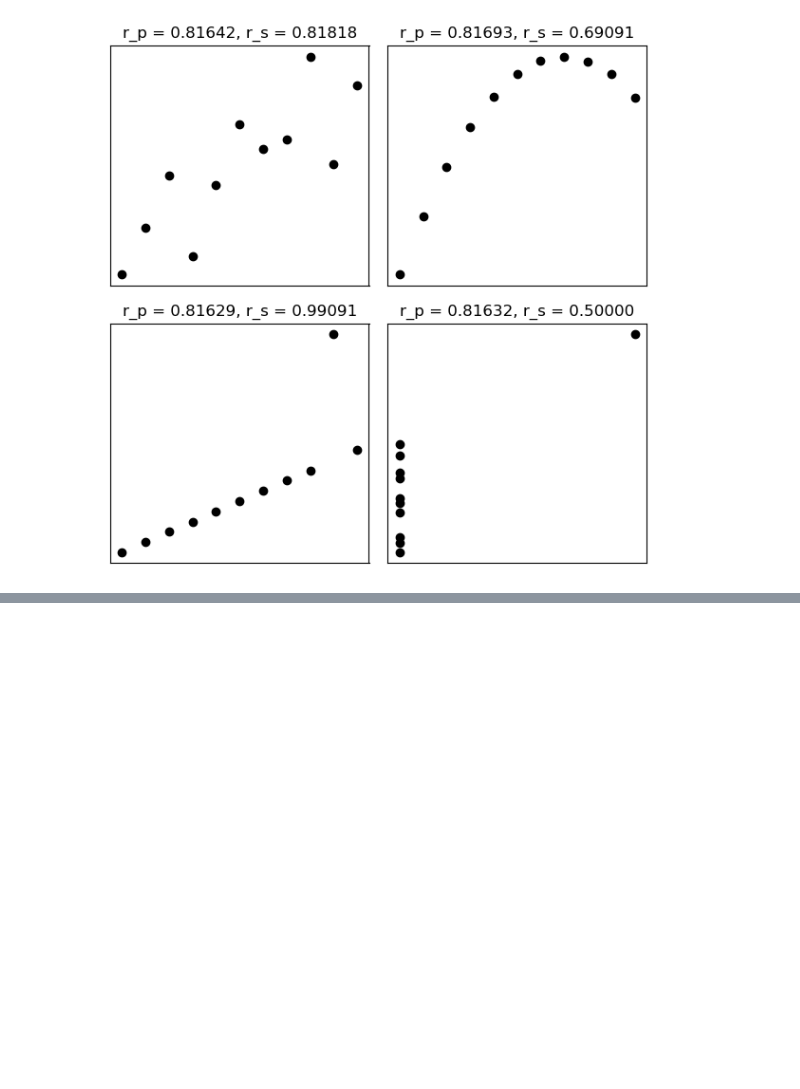
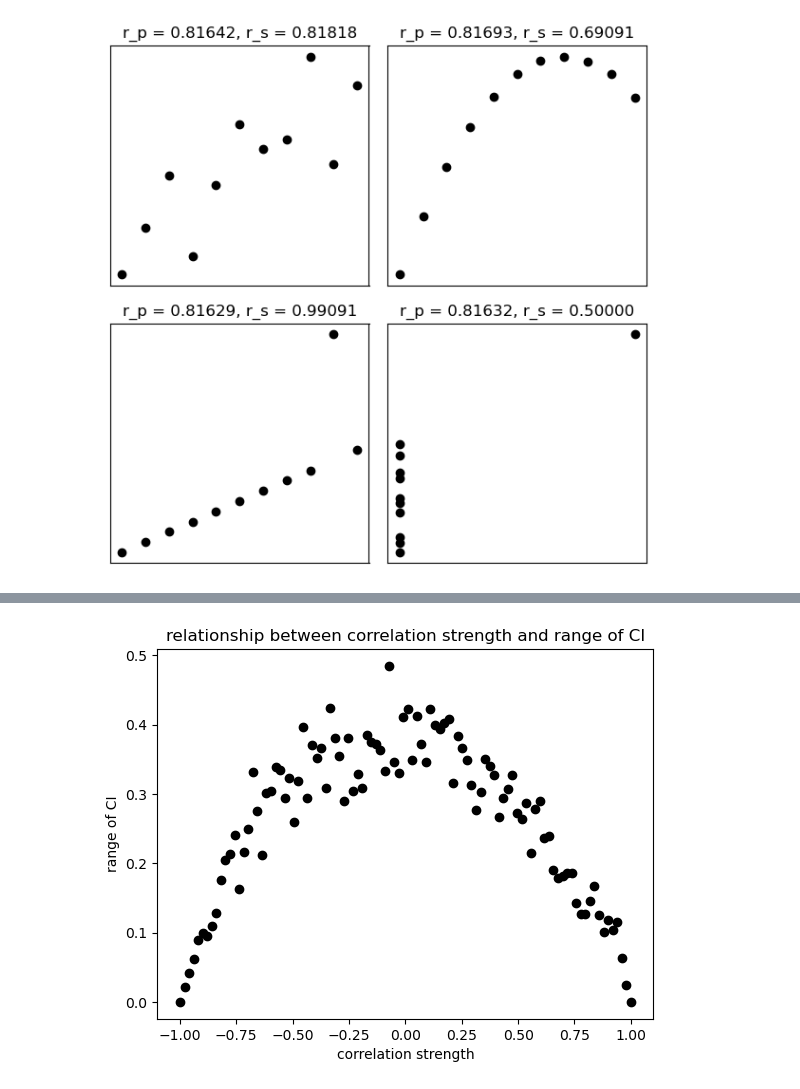
Before and after one commit to philBram/statistics_ml, a Jupyter notebook: 8_correlation/5_spearman_correlation_and_fisher_z.ipynb, the cells around one changed output, grey strips where cells are left out. Cells and saved outputs as stored; diff of their text form; code cells hidden in the pictures; blank space fills up the shorter version.

```diff
--- a/8_correlation/5_spearman_correlation_and_fisher_z.ipynb
+++ b/8_correlation/5_spearman_correlation_and_fisher_z.ipynb
@@ -86,0 +123,29 @@ print(corr_rank_s)
+# %%
+s_size = 100
+sample_size = 100
+boots_n = 100
+confidence = 95
+s_correlations = np.linspace(-1, 1, s_size)
+s_conf_int = np.ones(s_size)
+
+for i, s in enumerate(s_correlations):
+
+    boots_s = np.ones(boots_n)
+    x = np.random.randn(sample_size)
+    y = np.random.randn(sample_size)
+    y = x * s + y * np.sqrt(1 - s ** 2)
+
+    for j in range(boots_n):
+        idx = np.random.choice(sample_size, sample_size)
+        boots_s[j] = stats.spearmanr(x[idx], y[idx])[0]
+
+    s_conf_int[i] = np.percentile(boots_s, 100 - (100 - confidence) / 2) - np.percentile(boots_s, (100 - confidence) / 2)
+
+plt.plot(s_correlations, s_conf_int, 'ko')
+plt.title('relationship between correlation strength and range of CI')
+plt.xlabel('correlation strength')
+plt.ylabel('range of CI')
+
+plt.show()
+# %% [output]
+[figure, added]
```
Also changed, not shown: parts of 5 cells of this notebook.
